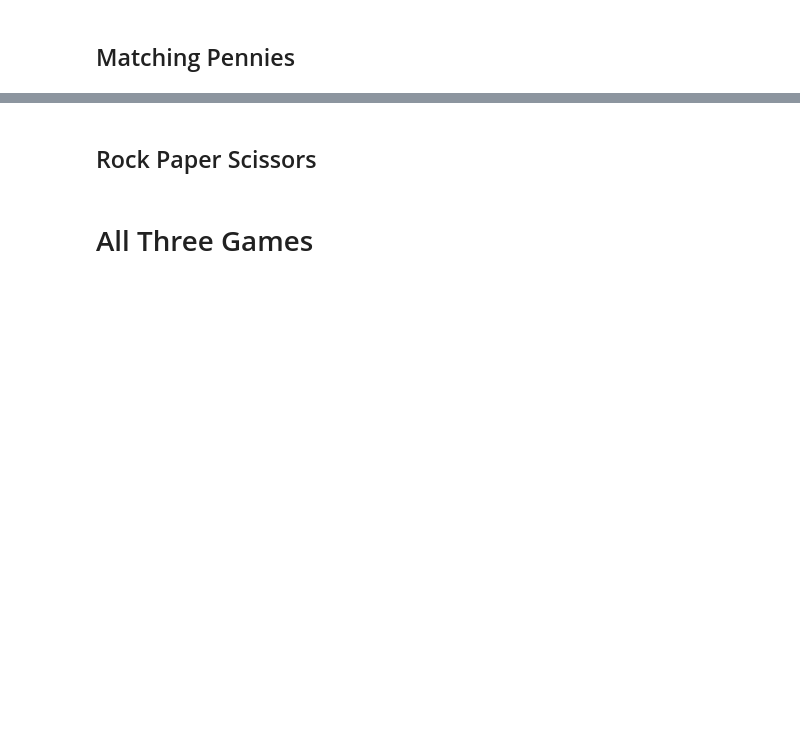
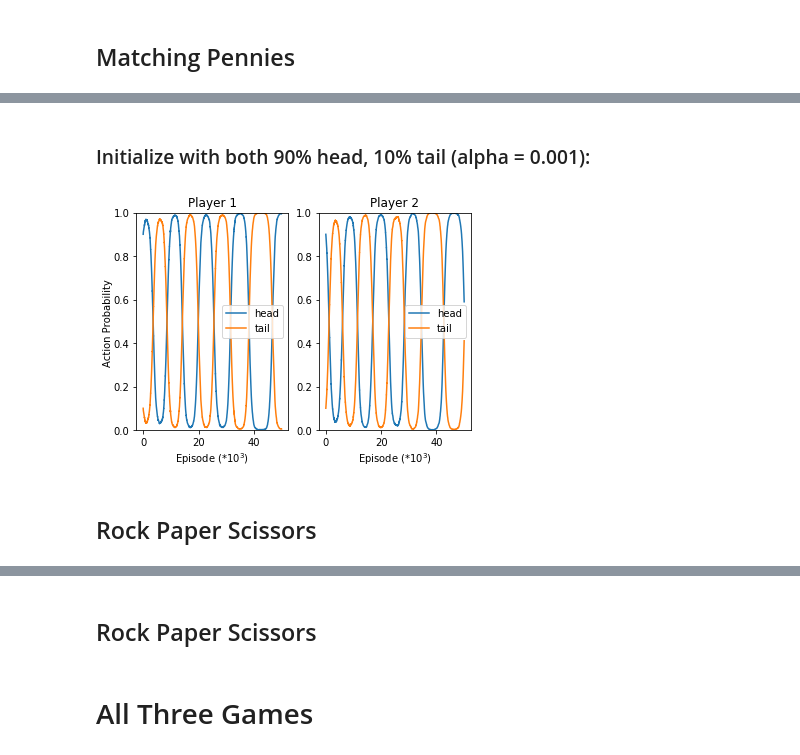
Before and after one commit to hughmor/rl-matrix-games, a Jupyter notebook: report.ipynb, the cells around one changed output, grey strips where cells are left out. Drawn from its saved outputs; the diff is of its cells as text; code cells hidden in the pictures; blank space fills up the shorter version.

```diff
--- a/report.ipynb
+++ b/report.ipynb
@@ -68,0 +78,11 @@ Converged to probabilities of confessing:
+# %% [markdown]
+### Initialize with both 90% head, 10% tail (alpha = 0.001):
+# %%
+policy_1 = np.array([0.9, 0.1])
+policy_2 = np.array([0.9, 0.1])
+p1_history, p2_history, _, _ = iterate(policy_1, rewards_1, policy_2, rewards_2, alpha=0.001, max_iterations=N)
+make_plots(p1_history, p2_history, labels)
+# %% [output]
+[figure, added]
+# %% [markdown]
+## Rock Paper Scissors
```
Also changed, not shown: parts of 19 cells of this notebook.
